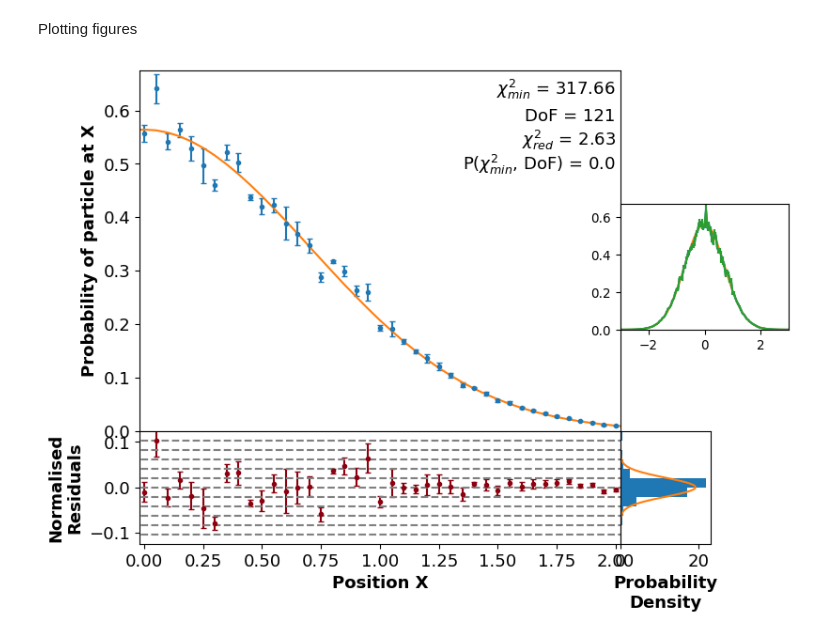
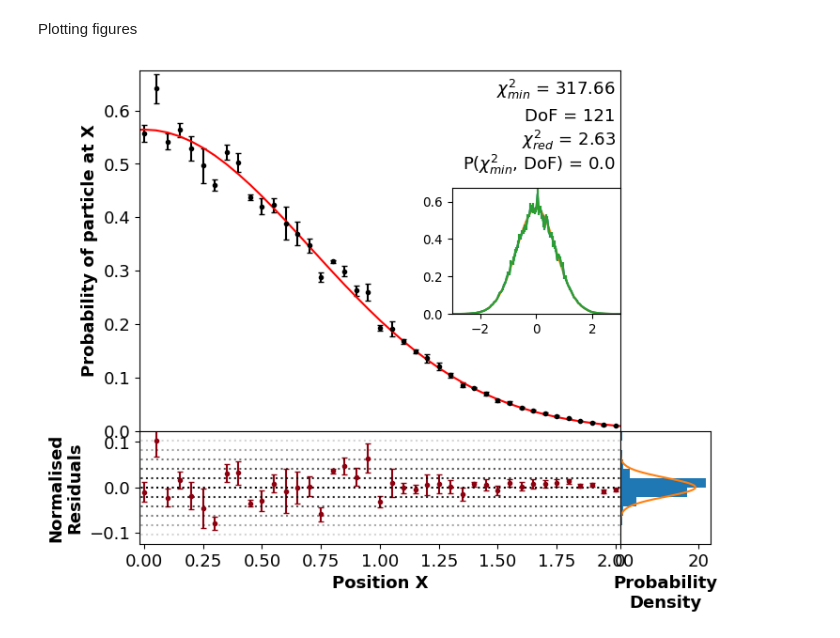
Before and after one commit to Wildeofthewest1/ProjectRepo, a Jupyter notebook: FeynmanPathIntegralJUPYTER.ipynb, the cells around one changed output. Drawn from its saved outputs; the diff is of its cells as text; code cells hidden in the pictures.

```diff
--- a/FeynmanPathIntegralJUPYTER.ipynb
+++ b/FeynmanPathIntegralJUPYTER.ipynb
@@ -222,8 +222,8 @@ normres = (ys-analyticalValues)/np.sqrt(analyticalValues)
 
 reserrs = yerrs/np.sqrt(analyticalValues)
 
-plt.errorbar(xs, ys, yerrs, linestyle = "none", fmt=".", capsize = 2)#plot the numerical solution
-plt.plot(xs,analyticalValues)#plot the analytical solution
+plt.errorbar(xs, ys, yerrs, linestyle = "none", fmt=".", capsize = 2, color = "black")#plot the numerical solution
+plt.plot(xs,analyticalValues, color = "red")#plot the analytical solution
 
 
 plt.text(.99, .98, "$\chi_{min}^2$ = "+"{}".format(str(round(chi_squared_min, 2))), ha='right', va='top', transform=plt.gca().transAxes, fontsize = textsize)#, bbox = dict(facecolor = 'red', alpha = 0.5))
@@ -234,7 +234,7 @@ plt.text(.99, .77, "P($\chi_{min}^2$, DoF) = "+"{}".format(str(round(Pvalue, 2))
 
 ############################################# Mini plot showing all data
 
-f1.add_axes((plotwidth,0.225,miniscale*plotwidth,miniscale*plotheight))
+f1.add_axes((plotwidth*(1-miniscale),plotheight*(1-miniscale)/2,miniscale*plotwidth,miniscale*plotheight))
 plt.gca().set_ylim([0,np.max(ys+yerrs)*1.01])
 plt.gca().set_xlim([xs[0],xs[-1]])
 plt.yticks(fontsize = minitextscale*textsize)
@@ -263,33 +263,36 @@ plt.xticks(fontsize = textsize)
 plt.ylabel("Normalised\nResiduals", fontsize = textsize, weight = "bold")
 plt.xlabel("Position X", fontsize = textsize, weight = "bold")
 stdresarray = np.ones(len(normres))*stdd
 plt.errorbar( xs, normres, reserrs, fmt=".", color = "#8C000F", capsize=2)
 
-for i in range(-j+1,j):
-    plt.plot(xs,i*stdresarray, color='grey', linestyle='dashed')
+for i in range(0,j):
+    plt.plot(xs,i*stdresarray, color='black', linestyle='dotted', alpha = 1-i/j)
+
+for i in range(-j+1,0):
+    plt.plot(xs,i*stdresarray, color='black', linestyle='dotted', alpha = 1+i/j)
 
 #######################################
 
 x = np.arange(-j*stdd,j*stdd,0.0000001)
 mean = statistics.mean(normres)
 sd = statistics.stdev(normres)
 
 
 f1.add_axes((plotwidth,-resplotheight,histplotwidth,resplotheight))#add axes for histogram plot
 plt.gca().set_ylim([-j*stdd,j*stdd])
 plt.gca().axes.get_yaxis().set_ticks([])
 plt.yticks(fontsize = textsize)
 plt.xticks(fontsize = textsize)
 plt.xlabel("Probability\nDensity", fontsize = textsize, weight = "bold")
 histrange = np.arange(-j*stdd,(j+1)*stdd,stdd)
 
 plt.hist(normres, histrange, density=True, orientation = "horizontal")
 plt.plot( norm.pdf(x, mean, sd), x)
 
 
 #actionarray = metropolis(100,0)
 #plt.plot(np.arange(0,100,1),actionarray)
 
 plt.show()
 # %% [output]
-[figure, old version]
+[figure, new version]
```
